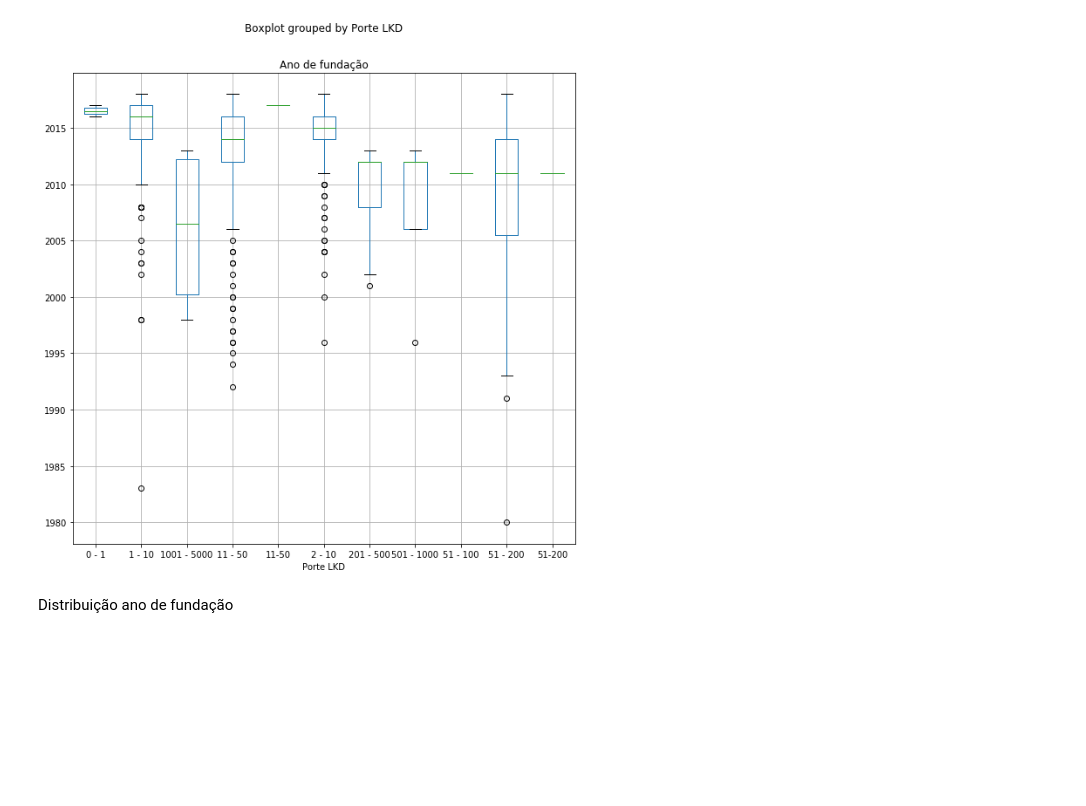
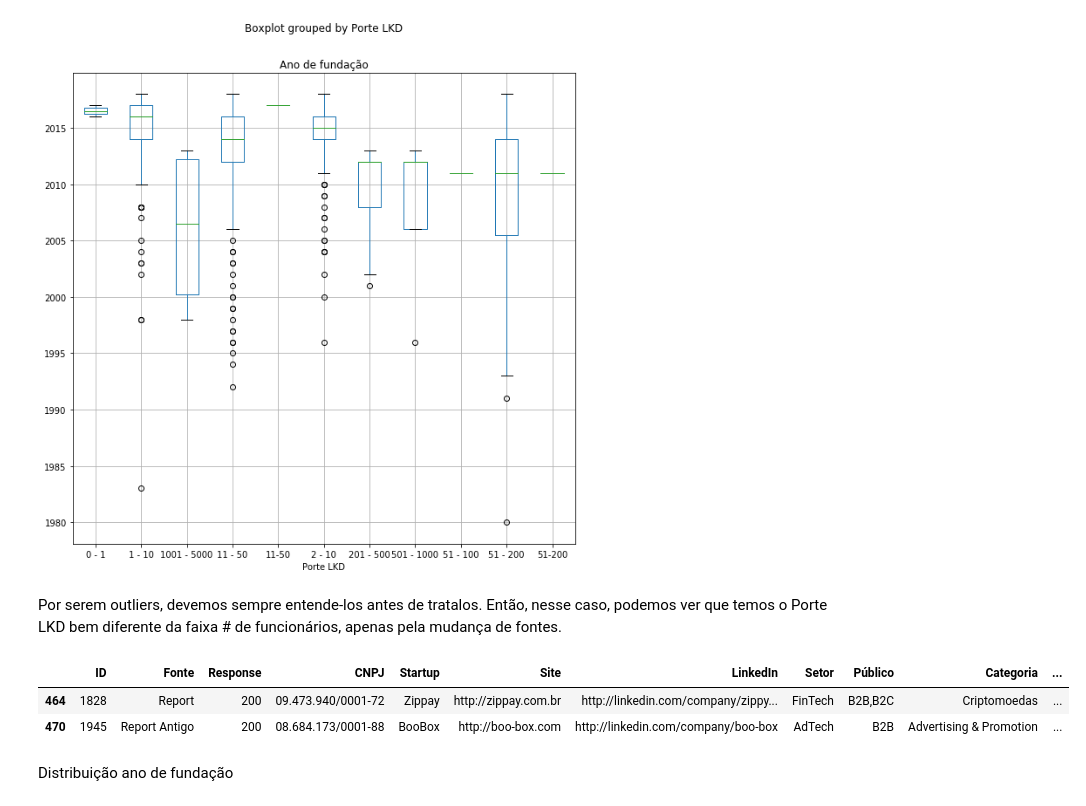
Before and after one commit to lucas-reism/Distrito-analitycs, a Jupyter notebook: Distrito.ipynb, the cells around one changed output. Saved outputs shown, nothing was run; the diff lists cells and outputs as text; code cells hidden in the pictures; blank space fills up the shorter version.

```diff
--- a/Distrito.ipynb
+++ b/Distrito.ipynb
@@ -191,6 +191,14 @@ data.boxplot('Ano de fundação','Porte LKD',figsize = (10,10))
 # %% [output]
 <matplotlib.axes._subplots.AxesSubplot at 0x...>
 [figure]
+# %% [markdown]
+Por serem outliers, devemos sempre entende-los antes de tratalos. Então, nesse caso, podemos ver que temos o Porte LKD bem diferente da faixa # de funcionários, apenas pela mudança de fontes.
+# %%
+data.loc[data['Ano de fundação'] < 1990]
+# %% [output]
+|  | ID | Fonte | Response | CNPJ | Startup | Site | LinkedIn | Setor | Público | Categoria | ... |
+| 464 | 1828 | Report | 200 | 09.473.940/0001-72 | Zippay | http://zippay.com.br | http://linkedin.com/company/zippy... | FinTech | B2B,B2C | Criptomoedas | ... |
+| 470 | 1945 | Report Antigo | 200 | 08.684.173/0001-88 | BooBox | http://boo-box.com | http://linkedin.com/company/boo-box | AdTech | B2B | Advertising & Promotion | ... |
 # %% [markdown]
 Distribuição ano de fundação
 # %%
```
Also changed, not shown: parts of 11 cells of this notebook.
